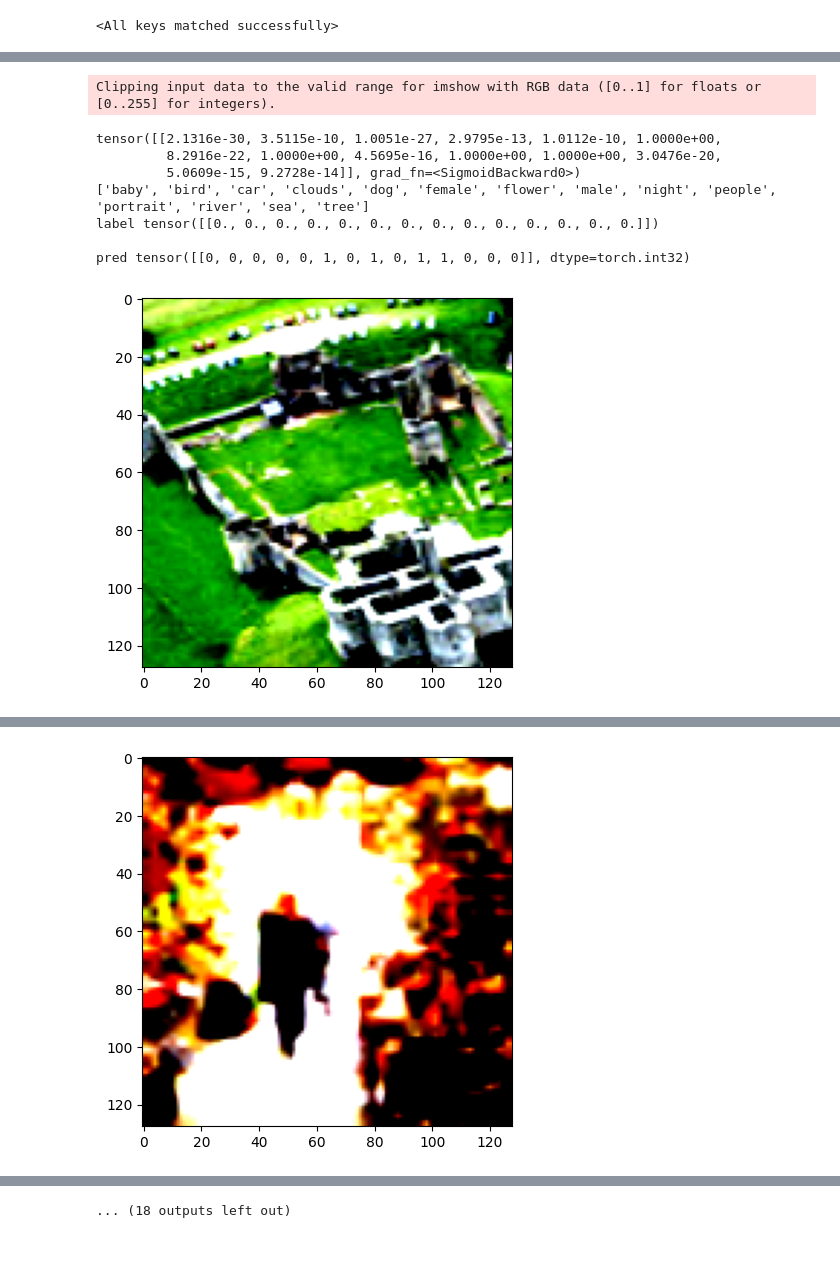
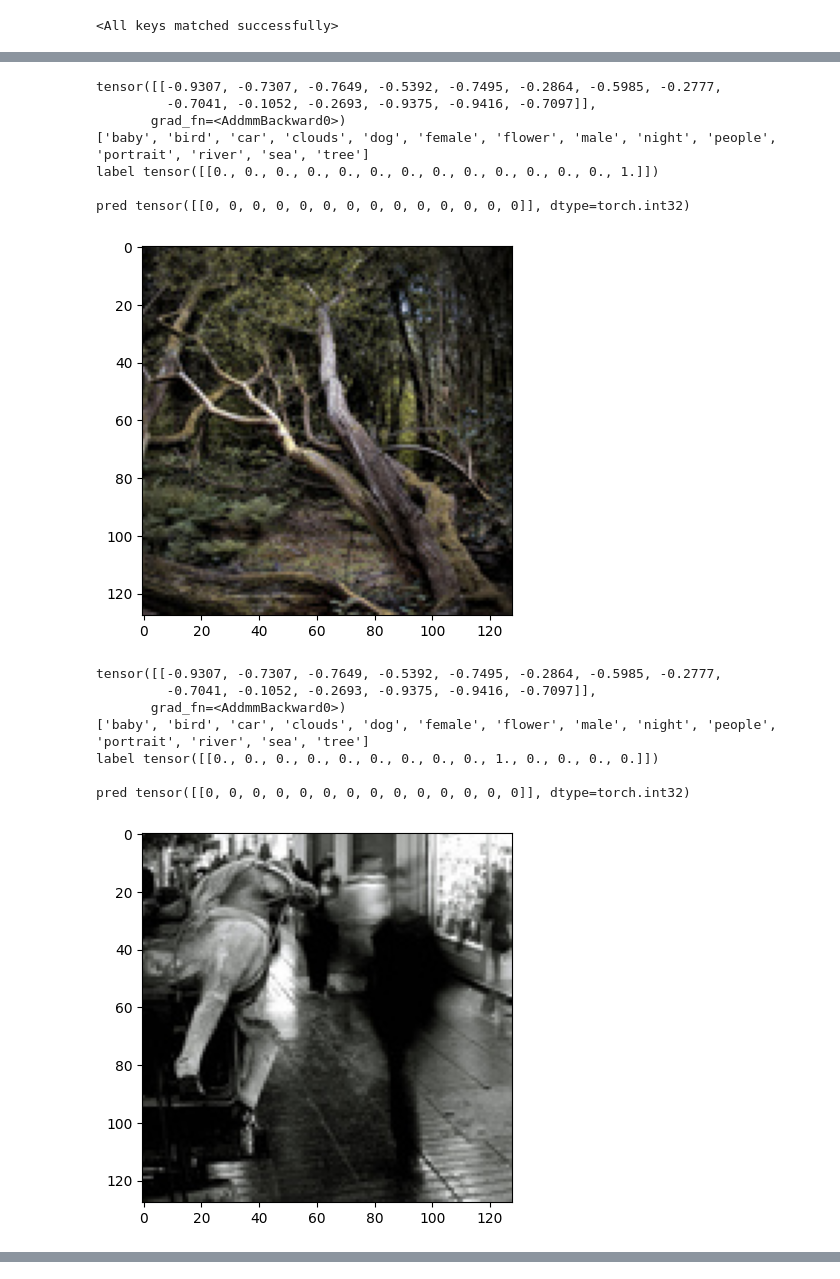
Before and after one commit to ArtKoski/IntroToDL, a Jupyter notebook: classification.ipynb, the cells around one changed output, grey strips where cells are left out. Drawn from its saved outputs; the diff is of its cells as text; code cells hidden in the pictures; blank space fills up the shorter version.

Commit message:
update with different models etc

```diff
--- a/classification.ipynb
+++ b/classification.ipynb
@@ -18,8 +59,8 @@ import matplotlib.pyplot as plt
 # %%
 #--- hyperparameters ---
 N_EPOCHS = 10
-LR = 0.001
-DROPOUT_RATE = 0.3
+LR = 0.01
+DROPOUT_RATE = 0.5
 
 #--- fixed constants ---
 NUM_CLASSES = 14
@@ -50,16 +91,30 @@ class CustomDataset(Dataset):
     def __init__(self, root_dir, transform=None):
         self.root_dir = root_dir
         self.transform = transform
-        self.image_paths = sorted(os.listdir(os.path.join(self.root_dir, "images")))
+        self.image_paths = os.listdir(os.path.join(self.root_dir, "images"))
         self.labels = {}
         for label in ['baby', 'bird', 'car', 'clouds', 'dog', 'female', 'flower', 'male', 'night', 'people', 'portrait', 'river', 'sea', 'tree']:
             with open(os.path.join(self.root_dir, "annotations", f"{label}.txt"), "r") as f:
                 f.seek(0)
-                self.labels[label] = sorted(set(f.read().splitlines()))
+                self.labels[label] = set(f.read().splitlines())
                 # self.labels[label] = set(f.read().splitlines()) # this is original
 
     def __len__(self):
         return len(self.image_paths)
+
+    #def get_labels(self):
+    #    return self.labels
+
+    def get_labels(self):
+        labels = []
+        for i in range(len(self)):
+            image_path = os.path.join(self.root_dir, "images", self.image_paths[i])
+            label = []
+            for key, value in self.labels.items():
+                filename = os.path.basename(image_path)[2:-4]
+                label.append(1 if filename in value else 0)
+            labels.append(label)
+        return np.array(labels)
 
     def __getitem__(self, index):
         image_path = os.path.join(self.root_dir, "images", self.image_paths[index])
@@ -145,15 +267,14 @@ elif torch.backends.mps.is_available():
 
 print(device)
 
-model = MultiLabelClassifier().to(device)
+model = ComplexMultiLabelClassifier().to(device)
 
 # Define your loss function and optimizer
-criterion = FocalLoss()
+criterion = FocalLossV2(alpha=class_weights_tensor)
 optimizer = optim.Adam(model.parameters(), lr=LR)
-threshold = 0.5
 
 # parameters for early stop
-threshold = 1       # number of epochs to wait if test loss doesnt improve
+threshold = 3       # number of epochs to wait if test loss doesnt improve
 min_loss = np.inf
 counter = 0
 
@@ -166,26 +287,21 @@ for epoch in range(N_EPOCHS):
 
     model.train()
     for i, data in enumerate(train_loader):
-        #print()
         inputs, labels, index, path = data
-        #print(labels.shape)
         inputs, labels = inputs.to(device), labels.to(device)
         optimizer.zero_grad()
 
         outputs = model(inputs)
 
-        #print(labels.shape)
-
         # calculate accuracy
-        predictions = (outputs > 0.5).int()
+        predictions = (torch.sigmoid(outputs) > 0.5).int()
         correct = torch.eq(predictions, labels).sum().item()
 
         train_correct += correct
 
         # En oo iha varma miten tätä pitäs tulkita, atm laskee siis jokasen oikeen arvauksen ja yhen kuvan sisällä on käytännössä 14 arvausta
         train_total += labels.size(0)*NUM_CLASSES
-        m = torch.nn.Softmax(dim=-1)
-        loss = criterion(m(outputs), labels)
+        loss = criterion(outputs, labels)
         train_loss += loss
         loss.backward()
         optimizer.step()
@@ -204,6 +320,7 @@ for epoch in range(N_EPOCHS):
     print(f'\tTrain Loss: {epoch_loss:.3f} | Train Acc: {epoch_accuracy*100:.2f}%')
     print(f'\t Total Zero: {total_zero}  |  Zero Rate: {total_zero/len(val_loader)*100:.2f}%')
 
+    model.eval()
     # evaluate model on validation set
     with torch.no_grad():
         val_loss = 0
@@ -217,7 +334,7 @@ for epoch in range(N_EPOCHS):
             outputs = model.forward(inputs)
             loss = criterion(outputs, labels)
             # calculate accuracy
-            predictions = (outputs > 0.5).int()
+            predictions = (torch.sigmoid(outputs) > 0.5).int()
             correct = torch.eq(predictions, labels).sum().item()
             val_correct += correct
 
@@ -298,34 +417,41 @@ Test Loss: 0.287 |  Test Acc: 75.23%
 # %%
 def testN(num_pics):
     test_total = 0
-    test_loader = DataLoader(train_dataset, batch_size=1, shuffle=False)
+    test_loader = DataLoader(test_dataset, batch_size=1, shuffle=False)
     for i, data in enumerate(test_loader):
         test_total += 1
         if test_total > num_pics:
             break
         input, label, index, path = data
         input, label = input.to(device), label.to(device)
         output = model.forward(input)
-        predictions = (output > 0.5).int()
+        predictions = (torch.sigmoid(output) > 0.5).int()
         print(output)
         print(['baby', 'bird', 'car', 'clouds', 'dog', 'female', 'flower', 'male', 'night', 'people', 'portrait', 'river', 'sea', 'tree'])
         print('label',label)
         print()
         print('pred', predictions)
 
         image_array = input.numpy()
         plt.imshow(image_array.transpose((2, 3, 1, 0)).squeeze(3))
         plt.show()
 
 
 testN(10)
 # %% [output]
-Clipping input data to the valid range for imshow with RGB data ([0..1] for floats or [0..255] for integers).
+tensor([[-0.9307, -0.7307, -0.7649, -0.5392, -0.7495, -0.2864, -0.5985, -0.2777,
+         -0.7041, -0.1052, -0.2693, -0.9375, -0.9416, -0.7097]],
+       grad_fn=<AddmmBackward0>)
+['baby', 'bird', 'car', 'clouds', 'dog', 'female', 'flower', 'male', 'night', 'people', 'portrait', 'river', 'sea', 'tree']
+label tensor([[0., 0., 0., 0., 0., 0., 0., 0., 0., 0., 0., 0., 0., 1.]])
+
+pred tensor([[0, 0, 0, 0, 0, 0, 0, 0, 0, 0, 0, 0, 0, 0]], dtype=torch.int32)
+[figure, new version]
-tensor([[2.1316e-30, 3.5115e-10, 1.0051e-27, 2.9795e-13, 1.0112e-10, 1.0000e+00,
-         8.2916e-22, 1.0000e+00, 4.5695e-16, 1.0000e+00, 1.0000e+00, 3.0476e-20,
-         5.0609e-15, 9.2728e-14]], grad_fn=<SigmoidBackward0>)
+tensor([[-0.9307, -0.7307, -0.7649, -0.5392, -0.7495, -0.2864, -0.5985, -0.2777,
+         -0.7041, -0.1052, -0.2693, -0.9375, -0.9416, -0.7097]],
+       grad_fn=<AddmmBackward0>)
 ['baby', 'bird', 'car', 'clouds', 'dog', 'female', 'flower', 'male', 'night', 'people', 'portrait', 'river', 'sea', 'tree']
-label tensor([[0., 0., 0., 0., 0., 0., 0., 0., 0., 0., 0., 0., 0., 0.]])
+label tensor([[0., 0., 0., 0., 0., 0., 0., 0., 0., 1., 0., 0., 0., 0.]])
 
-pred tensor([[0, 0, 0, 0, 0, 1, 0, 1, 0, 1, 1, 0, 0, 0]], dtype=torch.int32)
+pred tensor([[0, 0, 0, 0, 0, 0, 0, 0, 0, 0, 0, 0, 0, 0]], dtype=torch.int32)
-[figure, old version]
+[figure, new version]
@@ -340 +472,0 @@ pred tensor([[0, 0, 0, 0, 0, 1, 0, 1, 0, 1, 1, 0, 0, 0]], dtype=torch.int32)
-[figure, old version]
@@ -359 +490,0 @@ pred tensor([[0, 0, 0, 0, 0, 1, 0, 1, 0, 1, 1, 0, 0, 0]], dtype=torch.int32)
-... (18 outputs left out)
```
Also changed, not shown: parts of 8 cells of this notebook.
